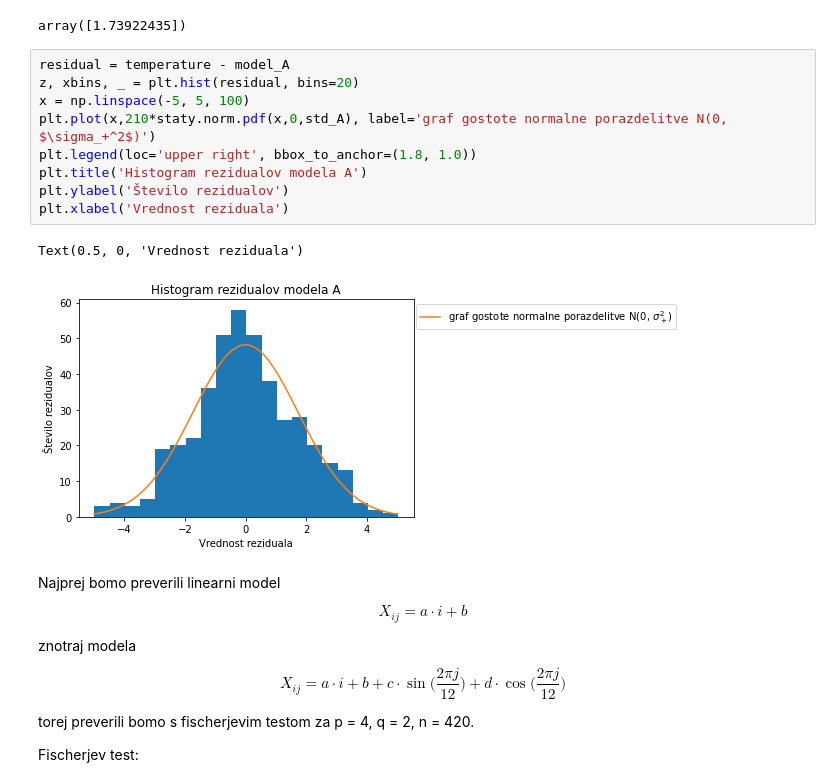
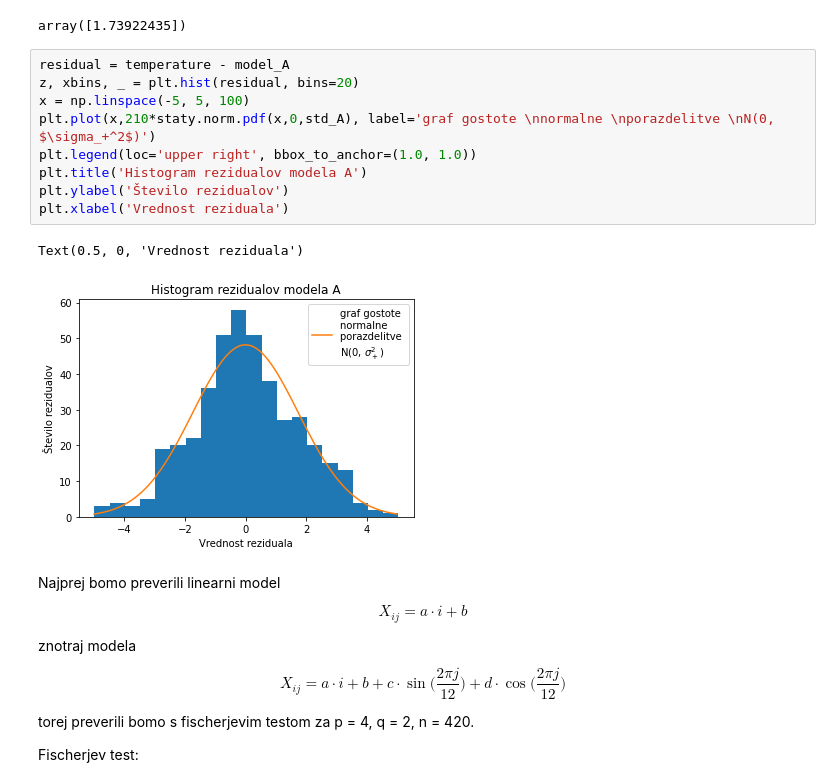
Before and after one commit to DejanPeric058/Seminarska-naloga-pri-Statistiki, a Jupyter notebook: 3. naloga.ipynb, the cells around one changed output. Drawn from its saved outputs; the diff is of its cells as text.

```diff
--- a/3. naloga.ipynb
+++ b/3. naloga.ipynb
@@ -184,15 +188,15 @@ array([1.73922435])
 # %%
 residual = temperature - model_A
 z, xbins, _ = plt.hist(residual, bins=20)
 x = np.linspace(-5, 5, 100)
-plt.plot(x,210*staty.norm.pdf(x,0,std_A), label='graf gostote normalne porazdelitve N(0, $\sigma_+^2$)')
-plt.legend(loc='upper right', bbox_to_anchor=(1.8, 1.0))
+plt.plot(x,210*staty.norm.pdf(x,0,std_A), label='graf gostote \nnormalne \nporazdelitve \nN(0, $\sigma_+^2$)')
+plt.legend(loc='upper right', bbox_to_anchor=(1.0, 1.0))
 plt.title('Histogram rezidualov modela A')
 plt.ylabel('Število rezidualov')
 plt.xlabel('Vrednost reziduala')
 # %% [output]
 Text(0.5, 0, 'Vrednost reziduala')
-[figure, old version]
+[figure, new version]
 # %% [markdown]
 Najprej bomo preverili linearni model
 
```
Also changed, not shown: parts of 7 cells of this notebook, 14 other files.
